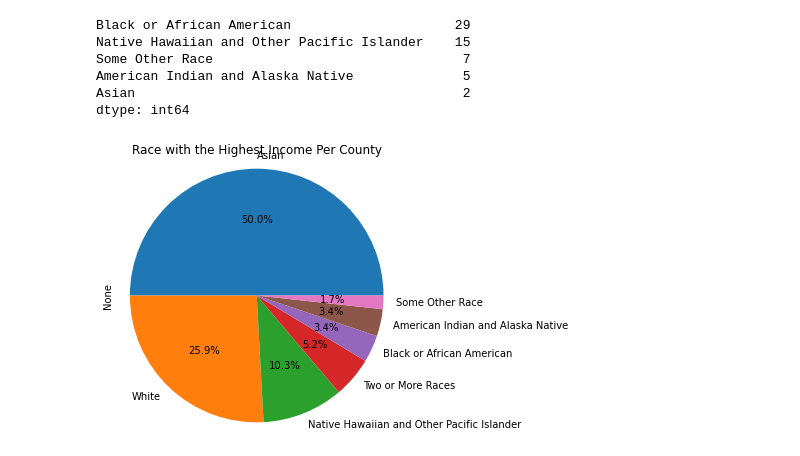
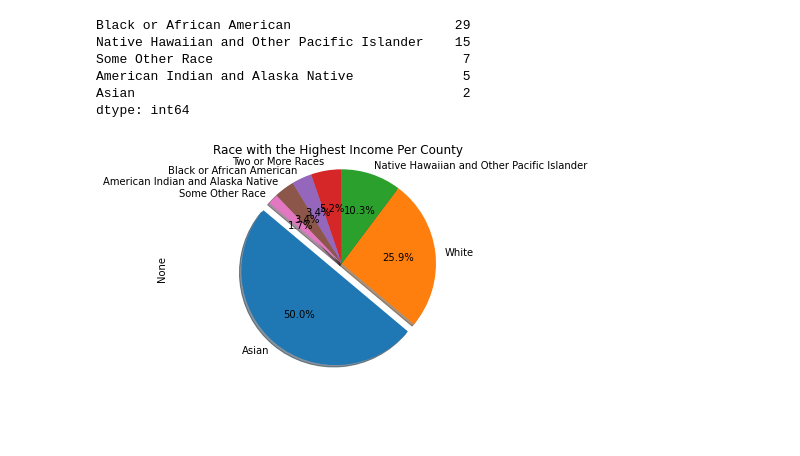
Before and after one commit to nmanduri999/Income_Disparity_Project_1, a Jupyter notebook: project1_fcs/census_race_data_2.ipynb, the cells around one changed output. Drawn from its saved outputs; the diff is of its cells as text; code cells hidden in the pictures; blank space fills up the shorter version.

Commit message:
Updated pie chart

```diff
--- a/project1_fcs/census_race_data_2.ipynb
+++ b/project1_fcs/census_race_data_2.ipynb
@@ -288,16 +288,20 @@ Asian                                          2
 dtype: int64
 # %%
 #Plot race percentage per county
-plot = max_county.value_counts().plot.pie(autopct="%1.1f%%",subplots = True,figsize=(5, 5))
+
+explode = (0.1,0,0,0,0,0,0)
+plot = max_county.value_counts().plot.pie(autopct="%1.1f%%",explode=explode,subplots = True,shadow=True, startangle=140)
+
+
 
 # Create axes which are equal so we have a perfect circle
 plt.axis("equal")
 
 # Save an image of the pie chart and print the final product to the screen
 
 plt.title("Race with the Highest Income Per County")
 
 plt.savefig("Race PercentageByCountyPieChart.png", metadatadict={"Created By":"Fareedah Sabree Pete"})
 plt.show()
 # %% [output]
-[figure, old version]
+[figure, new version]
```
Also changed, not shown: 1 other file.
